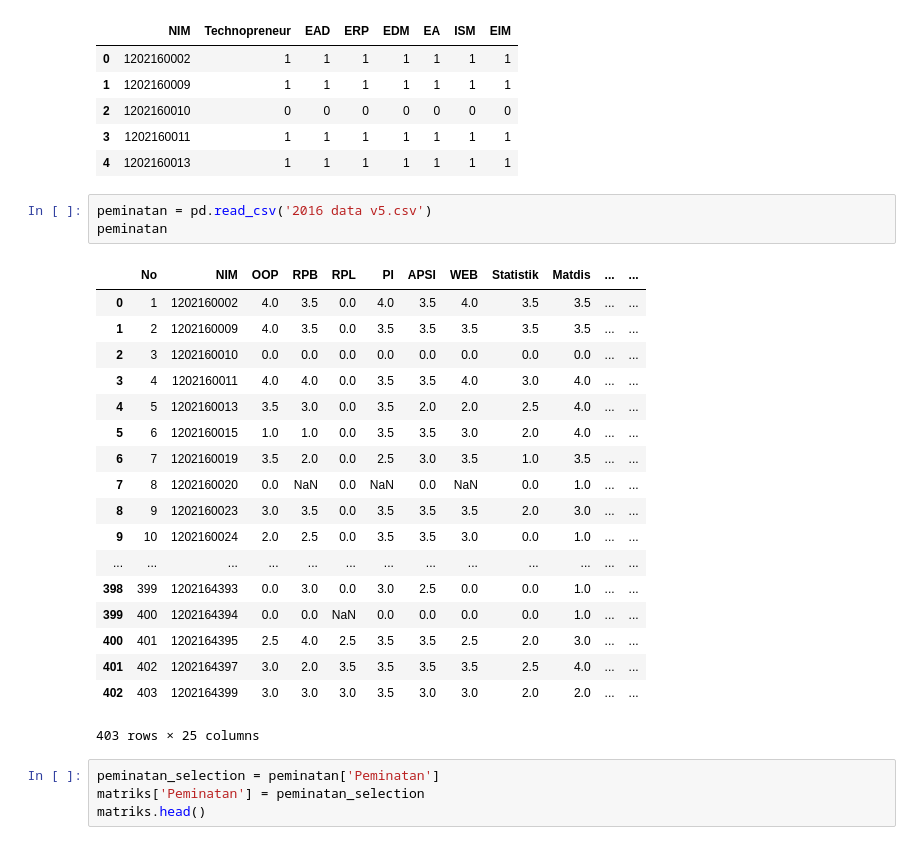
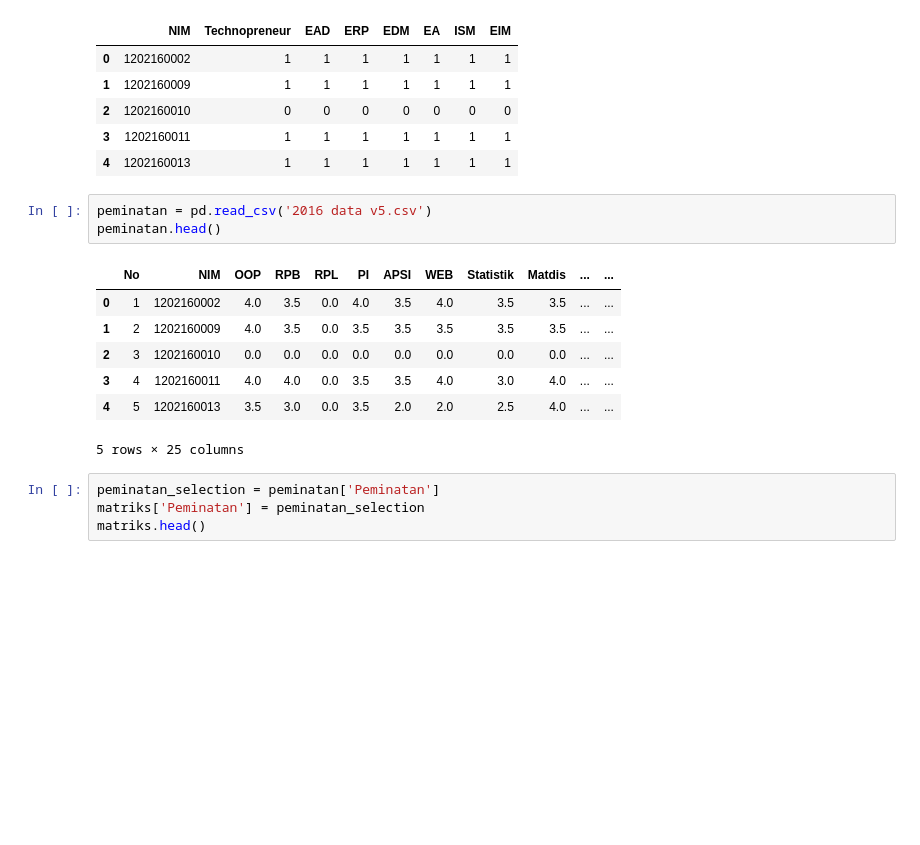
Before and after one commit to zasiem/Pekerti, a Jupyter notebook: Cluster_v1.ipynb, the cells around one changed output. Drawn from its saved outputs; the diff is of its cells as text; blank space fills up the shorter version.

```diff
--- a/Cluster_v1.ipynb
+++ b/Cluster_v1.ipynb
@@ -173,26 +173,15 @@ matriks.head()
 | 4 | 1202160013 | 1 | 1 | 1 | 1 | 1 | 1 | 1 |
 # %%
 peminatan = pd.read_csv('2016 data v5.csv')
-peminatan
+peminatan.head()
 # %% [output]
 |  | No | NIM | OOP | RPB | RPL | PI | APSI | WEB | Statistik | Matdis | ... | ... |
 | 0 | 1 | 1202160002 | 4.0 | 3.5 | 0.0 | 4.0 | 3.5 | 4.0 | 3.5 | 3.5 | ... | ... |
 | 1 | 2 | 1202160009 | 4.0 | 3.5 | 0.0 | 3.5 | 3.5 | 3.5 | 3.5 | 3.5 | ... | ... |
 | 2 | 3 | 1202160010 | 0.0 | 0.0 | 0.0 | 0.0 | 0.0 | 0.0 | 0.0 | 0.0 | ... | ... |
 | 3 | 4 | 1202160011 | 4.0 | 4.0 | 0.0 | 3.5 | 3.5 | 4.0 | 3.0 | 4.0 | ... | ... |
 | 4 | 5 | 1202160013 | 3.5 | 3.0 | 0.0 | 3.5 | 2.0 | 2.0 | 2.5 | 4.0 | ... | ... |
-| 5 | 6 | 1202160015 | 1.0 | 1.0 | 0.0 | 3.5 | 3.5 | 3.0 | 2.0 | 4.0 | ... | ... |
-| 6 | 7 | 1202160019 | 3.5 | 2.0 | 0.0 | 2.5 | 3.0 | 3.5 | 1.0 | 3.5 | ... | ... |
-| 7 | 8 | 1202160020 | 0.0 | NaN | 0.0 | NaN | 0.0 | NaN | 0.0 | 1.0 | ... | ... |
-| 8 | 9 | 1202160023 | 3.0 | 3.5 | 0.0 | 3.5 | 3.5 | 3.5 | 2.0 | 3.0 | ... | ... |
-| 9 | 10 | 1202160024 | 2.0 | 2.5 | 0.0 | 3.5 | 3.5 | 3.0 | 0.0 | 1.0 | ... | ... |
-| ... | ... | ... | ... | ... | ... | ... | ... | ... | ... | ... | ... | ... |
-| 398 | 399 | 1202164393 | 0.0 | 3.0 | 0.0 | 3.0 | 2.5 | 0.0 | 0.0 | 1.0 | ... | ... |
-| 399 | 400 | 1202164394 | 0.0 | 0.0 | NaN | 0.0 | 0.0 | 0.0 | 0.0 | 1.0 | ... | ... |
-| 400 | 401 | 1202164395 | 2.5 | 4.0 | 2.5 | 3.5 | 3.5 | 2.5 | 2.0 | 3.0 | ... | ... |
-| 401 | 402 | 1202164397 | 3.0 | 2.0 | 3.5 | 3.5 | 3.5 | 3.5 | 2.5 | 4.0 | ... | ... |
-| 402 | 403 | 1202164399 | 3.0 | 3.0 | 3.0 | 3.5 | 3.0 | 3.0 | 2.0 | 2.0 | ... | ... |
-403 rows × 25 columns
+5 rows × 25 columns
 # %%
 peminatan_selection = peminatan['Peminatan']
 matriks['Peminatan'] = peminatan_selection
```
Also changed, not shown: parts of 2 cells of this notebook, 16 other files.
